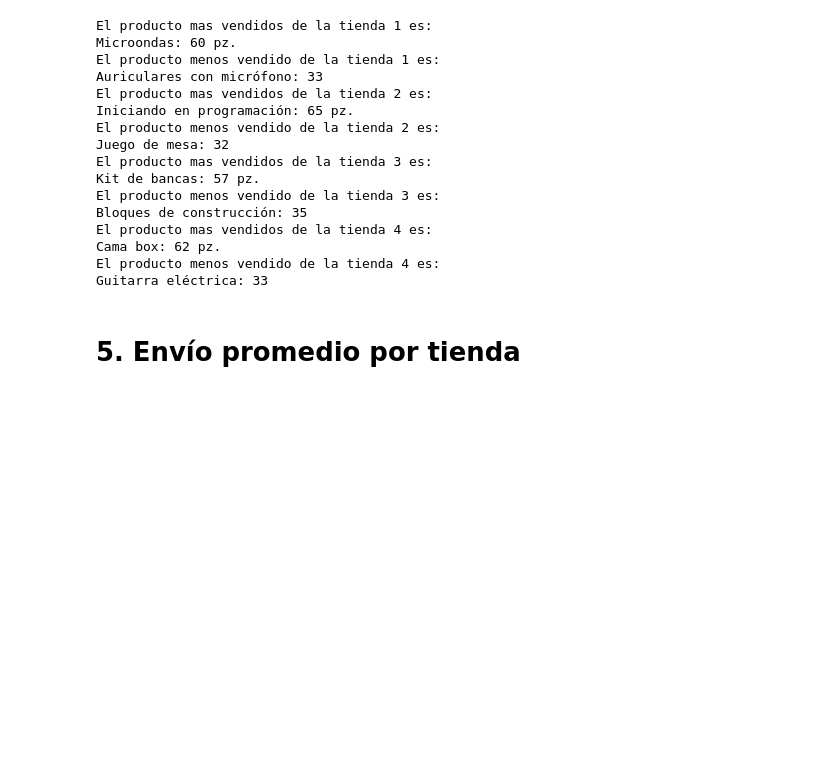
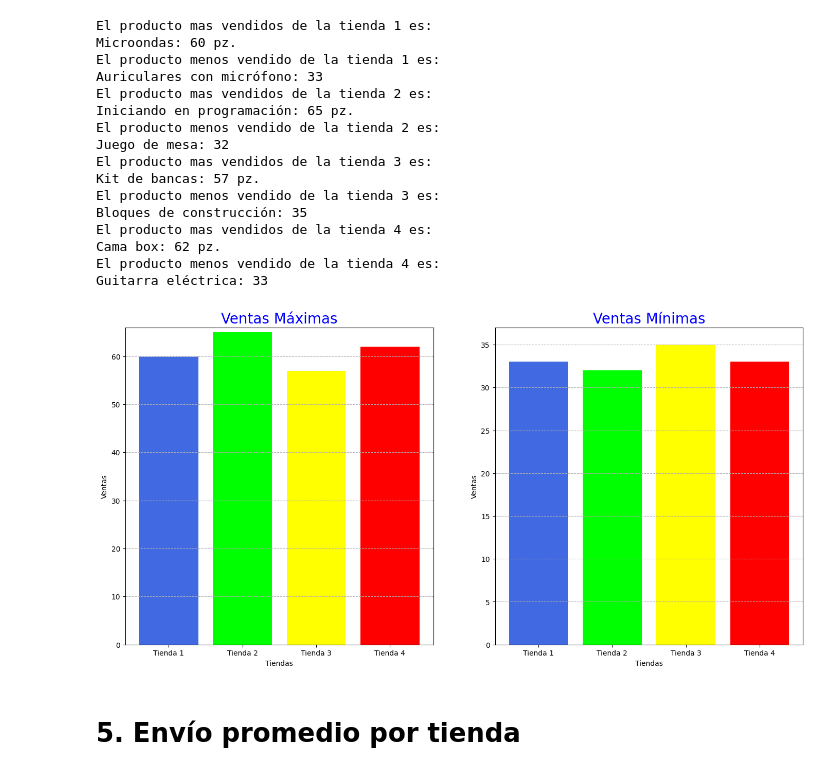
Before and after one commit to GarciaDAndy/Challenge_Alura, a Jupyter notebook: AluraStoreLatam.ipynb, the cells around one changed output. Drawn from its saved outputs; the diff is of its cells as text; code cells hidden in the pictures; blank space fills up the shorter version.

```diff
--- a/AluraStoreLatam.ipynb
+++ b/AluraStoreLatam.ipynb
@@ -130,10 +172,10 @@ La calificación promedio de la tienda 4 es de 4.0
 # %%
 productos_agrupados1 = tienda1['Producto'].value_counts()
 producto_mas_vendido1 = productos_agrupados1.idxmax()
-numero_ventas_max = productos_agrupados1.max()
+numero_ventas_max1 = productos_agrupados1.max()
 producto_menos_vendido1 = productos_agrupados1.idxmin()
-numero_venta_min = productos_agrupados1.min()
-print(f'El producto mas vendidos de la tienda 1 es: \n{producto_mas_vendido1}: {numero_ventas_max} pz.\nEl producto menos vendido de la tienda 1 es: \n{producto_menos_vendido1}: {numero_venta_min}')
+numero_venta_min1 = productos_agrupados1.min()
+print(f'El producto mas vendidos de la tienda 1 es: \n{producto_mas_vendido1}: {numero_ventas_max1} pz.\nEl producto menos vendido de la tienda 1 es: \n{producto_menos_vendido1}: {numero_venta_min1}')
 
 productos_agrupados2 = tienda2['Producto'].value_counts()
 producto_mas_vendido2 = productos_agrupados2.idxmax()
@@ -172,6 +214,28 @@ El producto mas vendidos de la tienda 4 es:
 Cama box: 62 pz.
 El producto menos vendido de la tienda 4 es:
 Guitarra eléctrica: 33
+# %%
+ventas_max= [numero_ventas_max1, numero_ventas_max2, numero_ventas_max3, numero_ventas_max4]
+ventas_min = [numero_venta_min1, numero_venta_min2, numero_venta_min3, numero_venta_min4]
+
+fig, (ax1, ax2) = plt.subplots(1, 2, figsize=(17, 8))
+ax1.bar(nombres,ventas_max,color=colores)
+ax1.set_ylabel('Ventas')
+ax1.set_title('Ventas Máximas',fontsize=20, color='blue')
+ax1.set_xlabel('Tiendas')
+ax1.set_ylim(0, 66)
+ax1.grid(axis='y', linestyle='--', alpha=1)
+
+ax2.bar(nombres,ventas_min,color=colores)
+ax2.set_ylabel('Ventas')
+ax2.set_title('Ventas Mínimas', fontsize=20, color='blue')
+ax2.set_xlabel('Tiendas')
+ax2.set_ylim(0, 37)
+ax2.grid(axis='y', linestyle='--', alpha=1)
+
+plt.show()
+# %% [output]
+[figure, added]
 # %% [markdown]
 # 5. Envío promedio por tienda
 # %%
```
Also changed, not shown: parts of 7 cells of this notebook.
